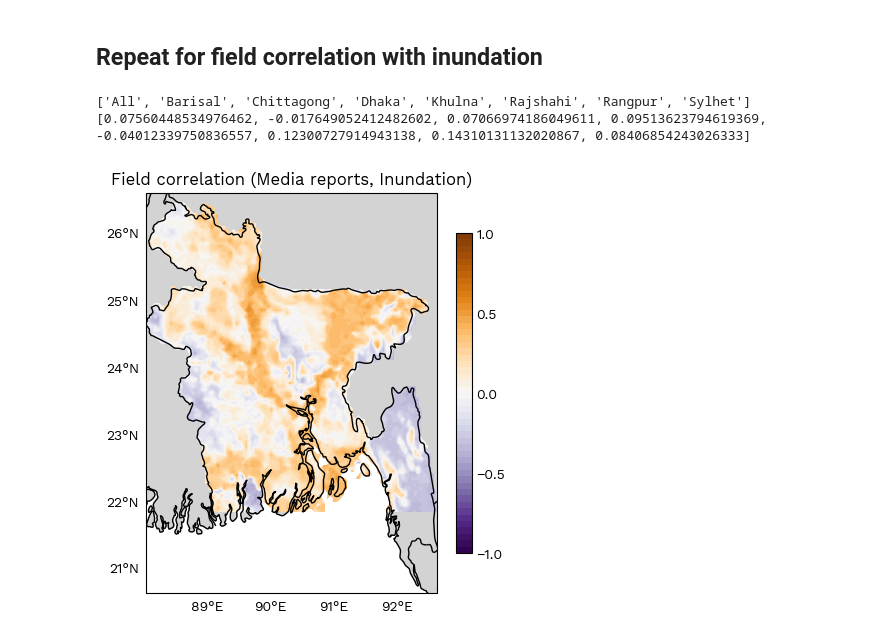
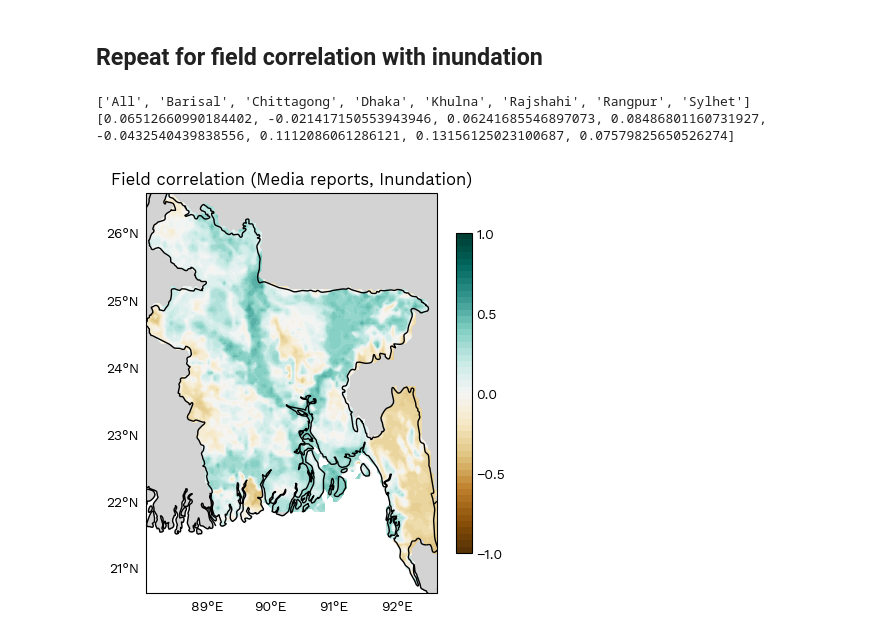
Before and after one commit to alex-saunders00/geog696CProject, a Jupyter notebook: scr/dataAnalysis/calcCorr_NLP.ipynb, the cells around one changed output. Cells and saved outputs as stored; diff of their text form; code cells hidden in the pictures.

```diff
--- a/scr/dataAnalysis/calcCorr_NLP.ipynb
+++ b/scr/dataAnalysis/calcCorr_NLP.ipynb
@@ -74,7 +74,7 @@ Coordinates:
   * lon      (lon) float64 88.03 88.08 88.13 88.18 ... 92.48 92.53 92.58 92.63
 # %%
 FIAPath = rootPath/'pixelFIA/xr/'
-FIA = xr.open_dataarray(FIAPath/'pixelFIA.nc')
+FIA = xr.open_dataarray(FIAPath/'pixelFIACountryCoarse.nc')
 FIA = FIA.where(FIA!=-9999, np.nan)
 FIA
 # %% [output]
@@ -531,50 +407,50 @@ cb1.ax.tick_params(size=0)
 # %% [markdown]
 ## Repeat for field correlation with inundation
 # %%
-FIAMonthlyMaxCoarse = FIAMonthlyMaxCoarse[FIAMonthlyMaxCoarse.time.isin(nlpMonthly.time)]
-fieldCorrelFIA = xr.corr(nlpMonthly, FIAMonthlyMaxCoarse, dim="time")
-fieldCorrelFIADetrended = xr.corr(nlpMonthlyAnomDetrended, FIAMonthlyMaxCoarse, dim="time")
+FIAMonthlyMax = FIAMonthlyMax[FIAMonthlyMax.time.isin(nlpMonthly.time)]
+fieldCorrelFIA = xr.corr(nlpMonthly, FIAMonthlyMax, dim="time")
+# fieldCorrelFIADetrended = xr.corr(nlpMonthlyAnomDetrended, FIAMonthlyMaxCoarse, dim="time")
 # %%
 print([div for div in divs])
 print([np.nanmean(fieldCorrelFIA.sel(division=div)) for div in divs])
 # %% [output]
 ['All', 'Barisal', 'Chittagong', 'Dhaka', 'Khulna', 'Rajshahi', 'Rangpur', 'Sylhet']
-[0.07560448534976462, -0.017649052412482602, 0.07066974186049611, 0.09513623794619369, -0.04012339750836557, 0.12300727914943138, 0.14310131132020867, 0.08406854243026333]
+[0.06512660990184402, -0.021417150553943946, 0.06241685546897073, 0.08486801160731927, -0.0432540439838556, 0.1112086061286121, 0.13156125023100687, 0.07579825650526274]
 # %%
 # Define data and arguments for plotting
 plotData=fieldCorrelFIA.sel(division='All')#All
 # plotData=fieldCorrelPrecipSum
-coordsData=FIAMonthlyMaxCoarse
+coordsData=FIAMonthlyMax
 titleName='Field correlation (Media reports, Inundation)'
 vmin, vmax, nlevels, nlevelsCbar = -1, 1, 51, 5
 amin, amax = np.nanmin(plotData), np.nanmax(plotData)
 extend=getExtend(amin, amax, vmin, vmax)
-cmap='PuOr_r'#'Spectral_r'
+cmap='BrBG'#'PuOr_r'#'Spectral_r'
 levels = np.linspace(vmin, vmax, nlevels)
 EOFsToPlot=1
 ncolsToPlot=1
 nrowsToPlot=math.ceil(EOFsToPlot/ncolsToPlot)
 colSize=4.5
 extentBuffer=0
 plotExtent = [coordsData.lon.min().values - extentBuffer, coordsData.lon.max().values + extentBuffer, coordsData.lat.min().values - extentBuffer, coordsData.lat.max().values + extentBuffer]
 centerLon = 90
 
 # Plot
 fig, ax = plt.subplots(nrowsToPlot, ncolsToPlot, figsize=(colSize*ncolsToPlot, colSize*nrowsToPlot), constrained_layout=True, subplot_kw={'projection': ccrs.Miller(central_longitude=centerLon)})
 # fig.suptitle('EOFs in Annual Max Precipitation, from CHIRPS 2001-2022')
 
 # for i, ax in enumerate(axes.ravel()):
 ax.set_title('{0}'.format(titleName))#, fontsize=16)
 ax.coastlines(color='black')
 ax.add_feature(cfeature.LAND, color='lightgray')
 ax.add_feature(cfeature.BORDERS)
 ax.set_extent(plotExtent, crs=ccrs.PlateCarree())
 gl1 = ax.gridlines(color='k', linestyle='--', draw_labels=["left", "bottom"], x_inline=False,
                   y_inline=False, ylocs=list(range(20, 28, 1)), xlocs=list(range(88, 94, 1)))
 gl1.xlines=False
 gl1.ylines=False
 eofPlot = ax.contourf(coordsData.lon, coordsData.lat, plotData, cmap=cmap, transform=ccrs.PlateCarree(), vmin=vmin, vmax=vmax, levels=levels, extend=extend)
 cb1 = plt.colorbar(eofPlot, orientation='vertical', ticks=np.linspace(vmin, vmax, nlevelsCbar), shrink=0.8)
 cb1.ax.tick_params(size=0)
 # %% [output]
-[figure, old version]
+[figure, new version]
```
Also changed, not shown: parts of 46 cells of this notebook, 5 other files.
